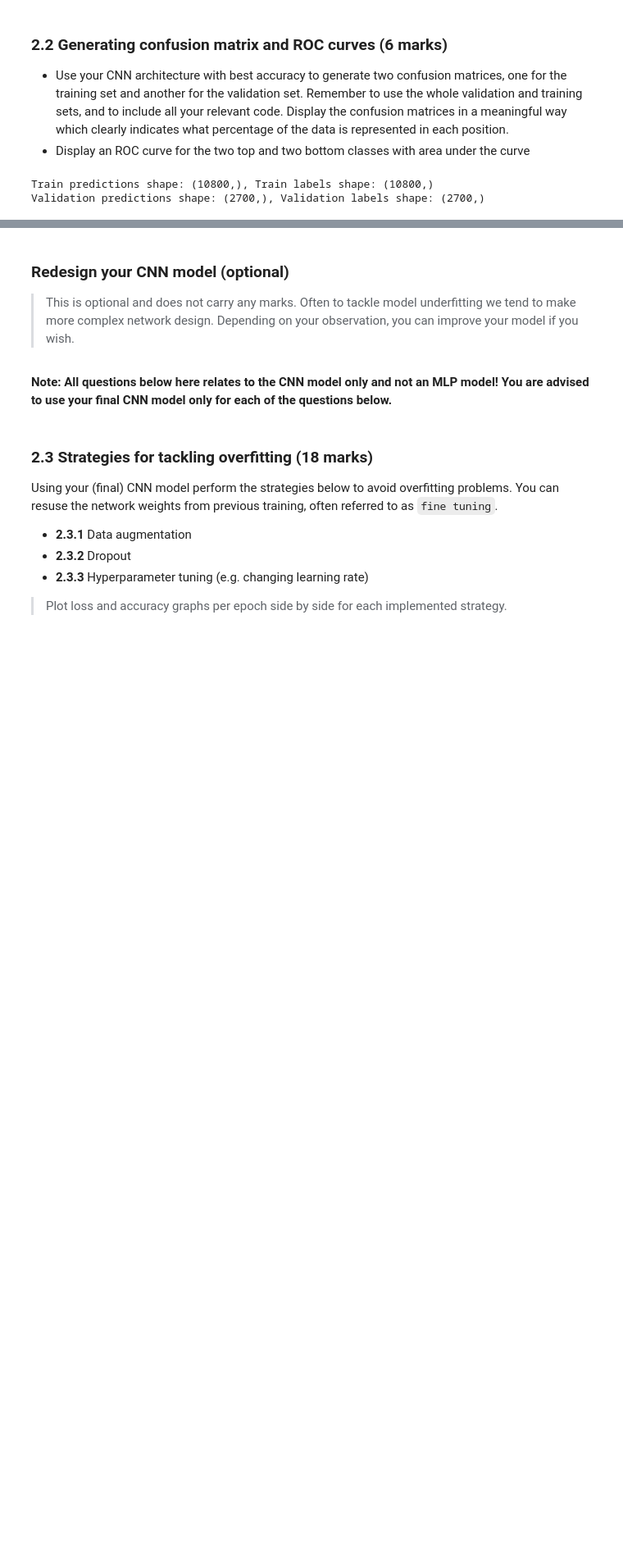
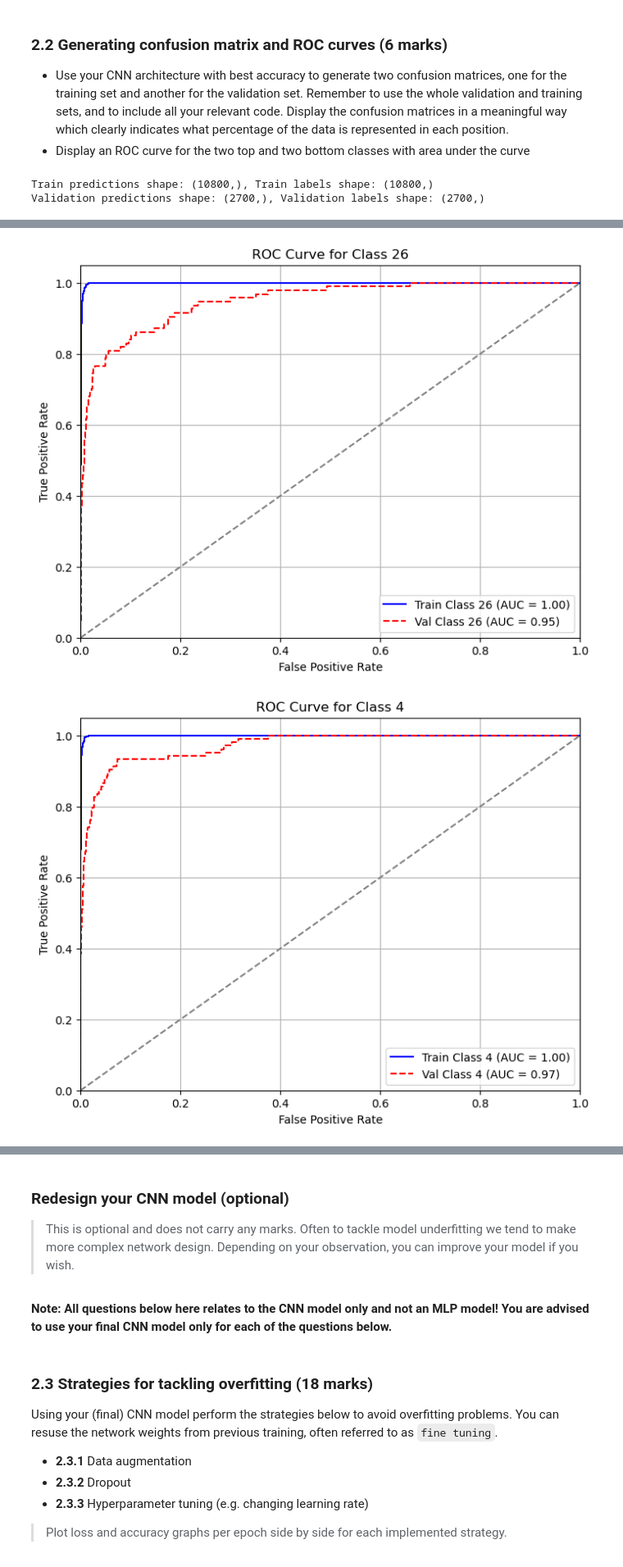
Before and after one commit to assh/dl_assessment2, a Jupyter notebook: COMP5625M_assessment2024_problem.ipynb, the cells around one changed output, grey strips where cells are left out. Shown at 82% size. Drawn from its saved outputs; the diff is of its cells as text; code cells hidden in the pictures; blank space fills up the shorter version.

```diff
--- a/COMP5625M_assessment2024_problem.ipynb
+++ b/COMP5625M_assessment2024_problem.ipynb
@@ -664,0 +629,79 @@ plt.show()
+# %%
+import torch
+import numpy as np
+from sklearn.metrics import roc_curve, auc
+from sklearn.preprocessing import label_binarize
+import matplotlib.pyplot as plt
+
+def get_predictions(loader, model, device='cpu'):
+    model = model.eval().to(device)
+    all_probs = []
+    prediction_labels = []
+    true_labels = []
+
+    with torch.no_grad():
+        for inputs, labels in loader:
+            inputs = inputs.to(device).float()
+            labels = labels.to(device)
+            outputs = model(inputs)
+            _, preds = torch.max(outputs, 1)
+            all_probs.append(outputs.cpu())
+            prediction_labels.extend(preds.cpu())
+            true_labels.extend(labels.cpu())
+
+    # Stack the probabilities and convert to numpy
+    all_probs = torch.vstack(all_probs).numpy()
+    prediction_labels = np.array(prediction_labels)
+    true_labels = np.array(true_labels)
+
+    return all_probs, prediction_labels, true_labels
+
+def compute_class_roc_auc(probs, labels_binarized, num_classes):
+    fpr = dict()
+    tpr = dict()
+    roc_auc = dict()
+    for i in range(num_classes):
+        fpr[i], tpr[i], _ = roc_curve(labels_binarized[:, i], probs[:, i])
+        roc_auc[i] = auc(fpr[i], tpr[i])
+    return fpr, tpr, roc_auc
+
+def plot_class_roc_curve(class_id, train_fpr, train_tpr, train_roc_auc, val_fpr, val_tpr, val_roc_auc):
+    plt.figure(figsize=(8, 6))
+    plt.plot(train_fpr[class_id], train_tpr[class_id], label=f'Train Class {class_id} (AUC = {train_roc_auc[class_id]:.2f})', color='blue', linestyle='-')
+    plt.plot(val_fpr[class_id], val_tpr[class_id], label=f'Val Class {class_id} (AUC = {val_roc_auc[class_id]:.2f})', color='red', linestyle='--')
+    plt.plot([0, 1], [0, 1], color='gray', linestyle='--')
+    plt.xlim([0.0, 1.0])
+    plt.ylim([0.0, 1.05])
+    plt.xlabel('False Positive Rate')
+    plt.ylabel('True Positive Rate')
+    plt.title(f'ROC Curve for Class {class_id}')
+    plt.legend(loc="lower right")
+    plt.grid(True)
+    plt.show()
+
+
+# Get predictions and true labels for both training and validation sets
+train_probs, train_preds, train_labels = get_predictions(train_loader, model, device)
+val_probs, val_preds, val_labels = get_predictions(val_loader, model, device)
+
+# Binarize the labels for ROC computation
+num_classes = model.fc2.out_features
+train_labels_binarized = label_binarize(train_labels, classes=range(num_classes))
+val_labels_binarized = label_binarize(val_labels, classes=range(num_classes))
+
+# Compute ROC AUC for each class in both training and validation sets
+train_fpr, train_tpr, train_roc_auc = compute_class_roc_auc(train_probs, train_labels_binarized, num_classes)
+val_fpr, val_tpr, val_roc_auc = compute_class_roc_auc(val_probs, val_labels_binarized, num_classes)
+
+# Find the top two and bottom two classes based on training set AUC
+sorted_auc_indices = np.argsort([train_roc_auc[i] for i in range(num_classes)])
+top_classes = sorted_auc_indices[-2:]  # Top two classes
+bottom_classes = sorted_auc_indices[:2]  # Bottom two classes
+
+# Plot ROC curves for the top and bottom classes
+selected_classes = np.concatenate((top_classes, bottom_classes))
+for class_id in selected_classes:
+    plot_class_roc_curve(class_id, train_fpr, train_tpr, train_roc_auc, val_fpr, val_tpr, val_roc_auc)
+# %% [output]
+[figure, added]
+[figure, added]
```
Also changed, not shown: parts of 11 cells of this notebook.
